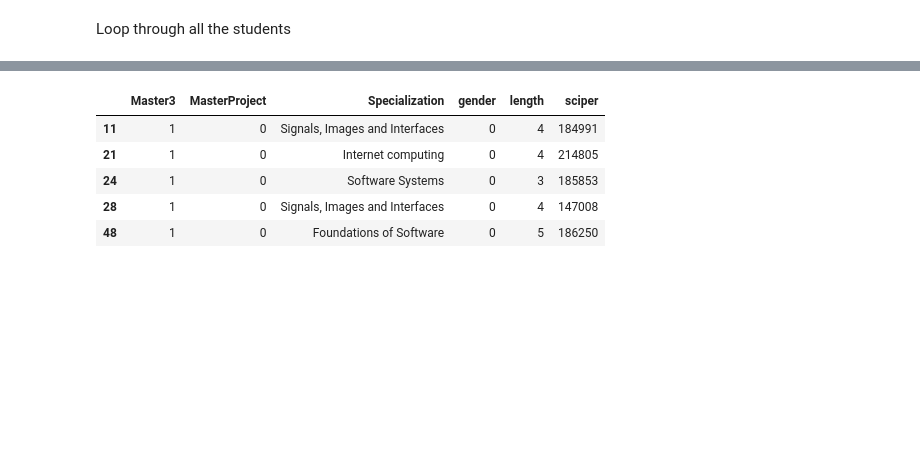
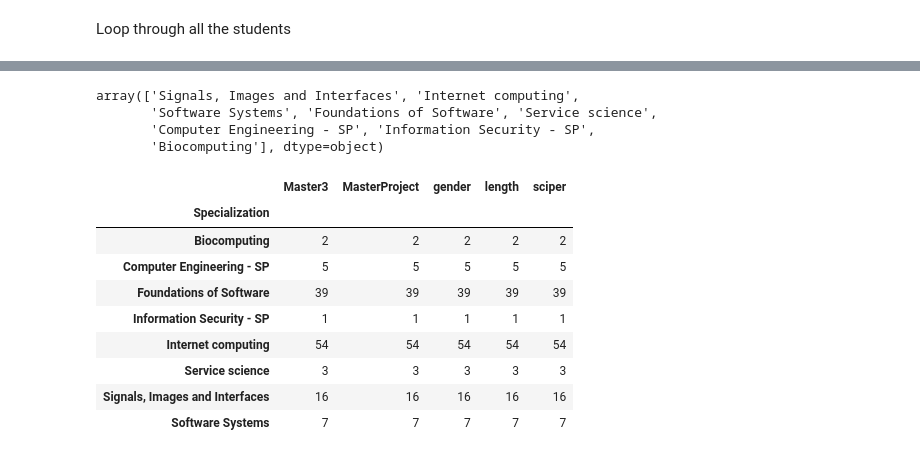
Before and after one commit to jmuth/ADA_homeworks, a Jupyter notebook: 02 - Data from the Web/ex2_draft2.ipynb, the cells around one changed output, grey strips where cells are left out. Cells and saved outputs as stored; diff of their text form; code cells hidden in the pictures; blank space fills up the shorter version.

```diff
--- a/02 - Data from the Web/ex2_draft2.ipynb
+++ b/02 - Data from the Web/ex2_draft2.ipynb
@@ -123,6 +127,26 @@ def isOneTwo(df):
     except KeyError:
         two = 0
     return (one and two)
+# %%
+def started_before_2015(df):
+    """ Take a DataFrame and check that there is an entry for both BA1 and BA6
+
+    Args:
+        df (DataFrame): a DataFrame, typically a .loc on a specific student
+
+    Returns:
+        bool: True if it finds both BA1 and BA6, False otherwise
+    """
+    wrong_years = ['2015-2016', '2016-2017']
+
+    try:
+        periods_ba1 = df.loc[df['Semester'] == 'Master semestre 1'].Period
+        if any(years in wrong_years for years in periods_ba1):
+            return False
+        else:
+            return True
+    except KeyError:
+        return False
 # %% [markdown]
 Loop through all the students
 # %%
@@ -168,9 +220,20 @@ data_spec.head()
-# %%
-data_spec[data_spec["MasterProject"]==0].head()
-# %% [output]
-|  | Master3 | MasterProject | Specialization | gender | length | sciper |
-| 11 | 1 | 0 | Signals, Images and Interfaces | 0 | 4 | 184991 |
-| 21 | 1 | 0 | Internet computing | 0 | 4 | 214805 |
-| 24 | 1 | 0 | Software Systems | 0 | 3 | 185853 |
-| 28 | 1 | 0 | Signals, Images and Interfaces | 0 | 4 | 147008 |
-| 48 | 1 | 0 | Foundations of Software | 0 | 5 | 186250 |
+# %%
+data_spec.Specialization.unique()
+# %% [output]
+array(['Signals, Images and Interfaces', 'Internet computing',
+       'Software Systems', 'Foundations of Software', 'Service science',
+       'Computer Engineering - SP', 'Information Security - SP',
+       'Biocomputing'], dtype=object)
+# %%
+data_spec.groupby(['Specialization']).count()
+# %% [output]
+|  | Master3 | MasterProject | gender | length | sciper |
+| Specialization |  |  |  |  |  |
+| Biocomputing | 2 | 2 | 2 | 2 | 2 |
+| Computer Engineering - SP | 5 | 5 | 5 | 5 | 5 |
+| Foundations of Software | 39 | 39 | 39 | 39 | 39 |
+| Information Security - SP | 1 | 1 | 1 | 1 | 1 |
+| Internet computing | 54 | 54 | 54 | 54 | 54 |
+| Service science | 3 | 3 | 3 | 3 | 3 |
+| Signals, Images and Interfaces | 16 | 16 | 16 | 16 | 16 |
+| Software Systems | 7 | 7 | 7 | 7 | 7 |
```
Also changed, not shown: parts of 18 cells of this notebook, 1 other file.
